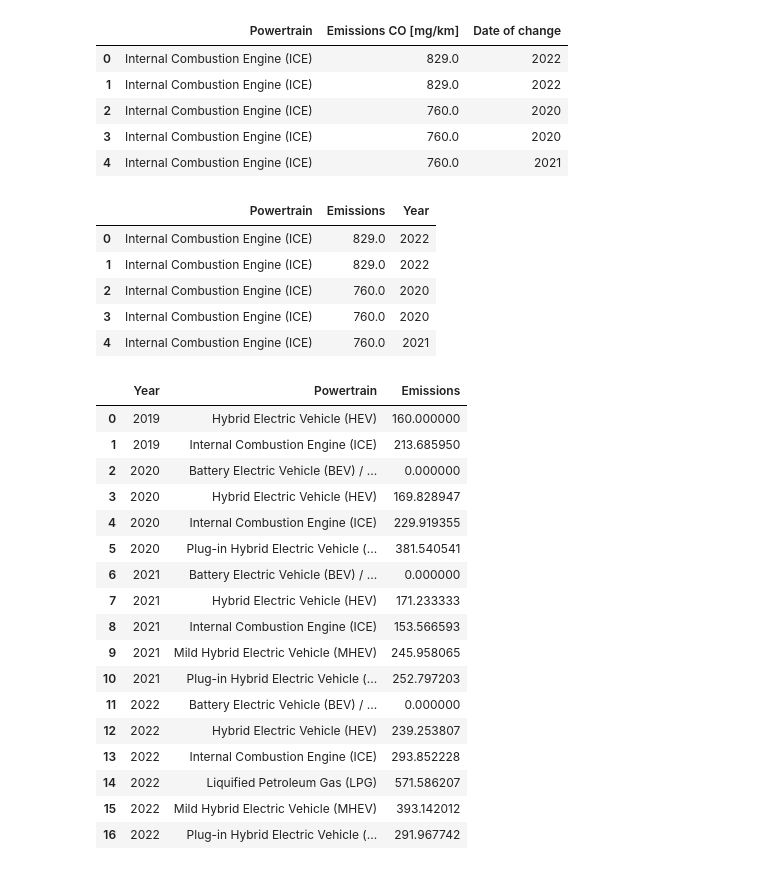
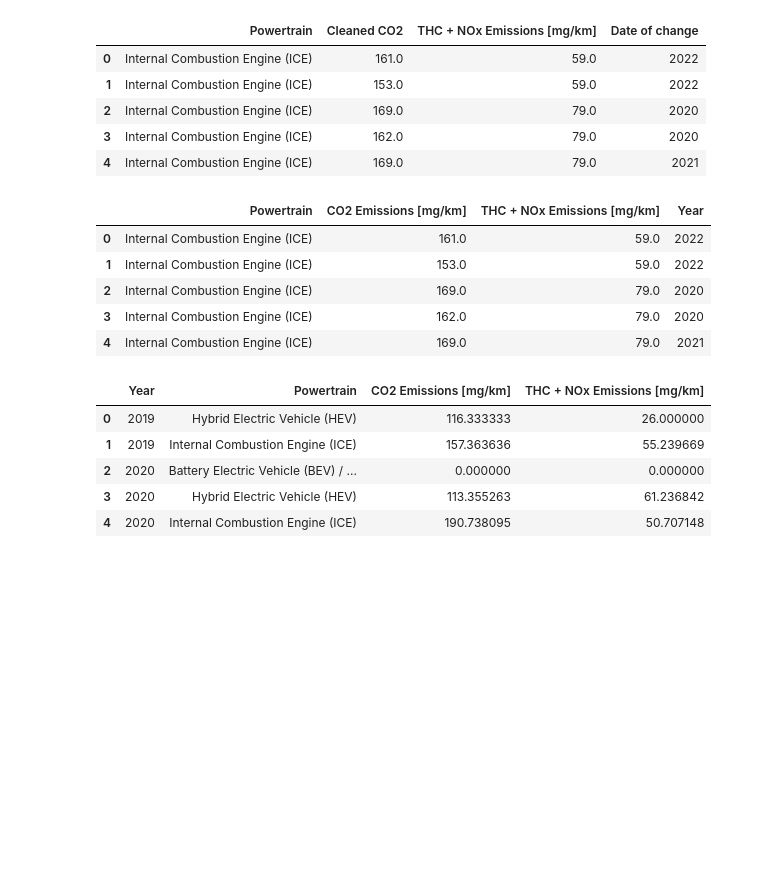
Before and after one commit to grilgamesh/How-important-is-the-change-to-electric-cars-, a Jupyter notebook: datalook.ipynb, the cells around one changed output. Cells and saved outputs as stored; diff of their text form; code cells hidden in the pictures; blank space fills up the shorter version.

Commit message:
uploading final draft of average emissions by powertrain using clean data

```diff
--- a/datalook.ipynb
+++ b/datalook.ipynb
@@ -9,7 +7,7 @@ import numpy as np
 import random
 import seaborn as sns
 # %%
-euro = "data/Euro_6_latest.csv"
+euro = "data/Euro_6_CLEAN.csv"
 euro_df = pd.read_csv(euro, encoding='ANSI')
 euro_df.head()
 # %% [output]
@@ -24,47 +23,35 @@ euro_df.head()
 pd.set_option("display.max_rows", 100)
 pd.set_option("display.max_columns", None)
 # %%
-emission_date = euro_df.loc[:, ['Powertrain','Emissions CO [mg/km]','Date of change']]
+emission_date = euro_df.loc[:, ['Powertrain','Cleaned CO2', 'THC + NOx Emissions [mg/km]', 'Date of change']]
 emission_date["Date of change"] = pd.to_datetime(emission_date["Date of change"]).dt.strftime('%Y')
 emission_date.head()
 #emission_date.dtypes
 # %% [output]
-|  | Powertrain | Emissions CO [mg/km] | Date of change |
-| 0 | Internal Combustion Engine (ICE) | 829.0 | 2022 |
-| 1 | Internal Combustion Engine (ICE) | 829.0 | 2022 |
-| 2 | Internal Combustion Engine (ICE) | 760.0 | 2020 |
-| 3 | Internal Combustion Engine (ICE) | 760.0 | 2020 |
-| 4 | Internal Combustion Engine (ICE) | 760.0 | 2021 |
+|  | Powertrain | Cleaned CO2 | THC + NOx Emissions [mg/km] | Date of change |
+| 0 | Internal Combustion Engine (ICE) | 161.0 | 59.0 | 2022 |
+| 1 | Internal Combustion Engine (ICE) | 153.0 | 59.0 | 2022 |
+| 2 | Internal Combustion Engine (ICE) | 169.0 | 79.0 | 2020 |
+| 3 | Internal Combustion Engine (ICE) | 162.0 | 79.0 | 2020 |
+| 4 | Internal Combustion Engine (ICE) | 169.0 | 79.0 | 2021 |
 # %%
-emission_rename = emission_date.rename(columns={"Emissions CO [mg/km]": "Emissions", "Date of change": "Year"})
+emission_rename = emission_date.rename(columns={"Cleaned CO2": "CO2 Emissions [mg/km]", "Date of change": "Year"})
 emission_rename.head()
 # %% [output]
-|  | Powertrain | Emissions | Year |
-| 0 | Internal Combustion Engine (ICE) | 829.0 | 2022 |
-| 1 | Internal Combustion Engine (ICE) | 829.0 | 2022 |
-| 2 | Internal Combustion Engine (ICE) | 760.0 | 2020 |
-| 3 | Internal Combustion Engine (ICE) | 760.0 | 2020 |
-| 4 | Internal Combustion Engine (ICE) | 760.0 | 2021 |
+|  | Powertrain | CO2 Emissions [mg/km] | THC + NOx Emissions [mg/km] | Year |
+| 0 | Internal Combustion Engine (ICE) | 161.0 | 59.0 | 2022 |
+| 1 | Internal Combustion Engine (ICE) | 153.0 | 59.0 | 2022 |
+| 2 | Internal Combustion Engine (ICE) | 169.0 | 79.0 | 2020 |
+| 3 | Internal Combustion Engine (ICE) | 162.0 | 79.0 | 2020 |
+| 4 | Internal Combustion Engine (ICE) | 169.0 | 79.0 | 2021 |
 # %%
 emission_groupby = emission_rename.groupby(['Year', 'Powertrain'], as_index=False)
 emission_summary = emission_groupby.mean()
-emission_summary
+emission_summary.head()
 # %% [output]
-|  | Year | Powertrain | Emissions |
-| 0 | 2019 | Hybrid Electric Vehicle (HEV) | 160.000000 |
-| 1 | 2019 | Internal Combustion Engine (ICE) | 213.685950 |
-| 2 | 2020 | Battery Electric Vehicle (BEV) / ... | 0.000000 |
-| 3 | 2020 | Hybrid Electric Vehicle (HEV) | 169.828947 |
-| 4 | 2020 | Internal Combustion Engine (ICE) | 229.919355 |
-| 5 | 2020 | Plug-in Hybrid Electric Vehicle (... | 381.540541 |
-| 6 | 2021 | Battery Electric Vehicle (BEV) / ... | 0.000000 |
-| 7 | 2021 | Hybrid Electric Vehicle (HEV) | 171.233333 |
-| 8 | 2021 | Internal Combustion Engine (ICE) | 153.566593 |
-| 9 | 2021 | Mild Hybrid Electric Vehicle (MHEV) | 245.958065 |
-| 10 | 2021 | Plug-in Hybrid Electric Vehicle (... | 252.797203 |
-| 11 | 2022 | Battery Electric Vehicle (BEV) / ... | 0.000000 |
-| 12 | 2022 | Hybrid Electric Vehicle (HEV) | 239.253807 |
-| 13 | 2022 | Internal Combustion Engine (ICE) | 293.852228 |
-| 14 | 2022 | Liquified Petroleum Gas (LPG) | 571.586207 |
-| 15 | 2022 | Mild Hybrid Electric Vehicle (MHEV) | 393.142012 |
-| 16 | 2022 | Plug-in Hybrid Electric Vehicle (... | 291.967742 |
+|  | Year | Powertrain | CO2 Emissions [mg/km] | THC + NOx Emissions [mg/km] |
+| 0 | 2019 | Hybrid Electric Vehicle (HEV) | 116.333333 | 26.000000 |
+| 1 | 2019 | Internal Combustion Engine (ICE) | 157.363636 | 55.239669 |
+| 2 | 2020 | Battery Electric Vehicle (BEV) / ... | 0.000000 | 0.000000 |
+| 3 | 2020 | Hybrid Electric Vehicle (HEV) | 113.355263 | 61.236842 |
+| 4 | 2020 | Internal Combustion Engine (ICE) | 190.738095 | 50.707148 |
```
Also changed, not shown: parts of 5 cells of this notebook, 1 other file.
